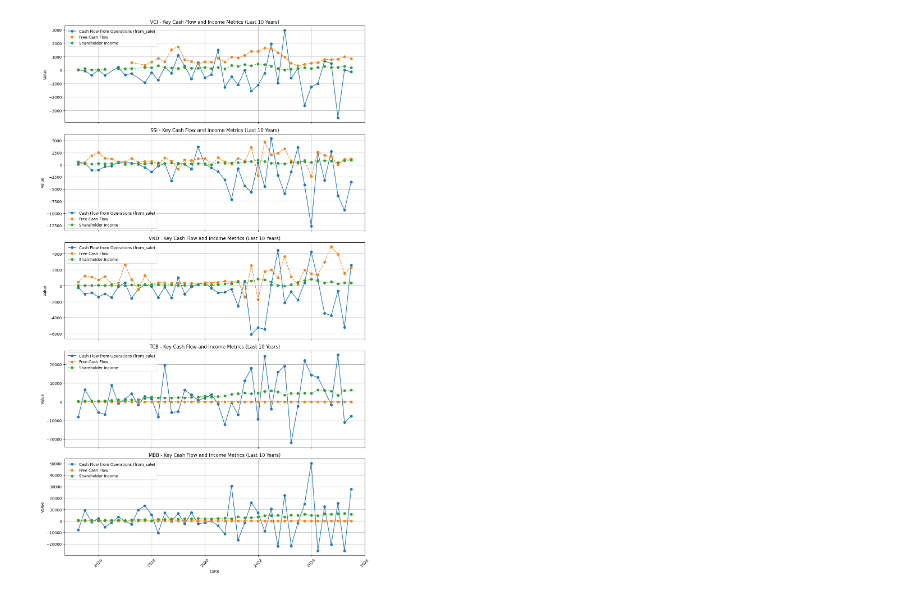
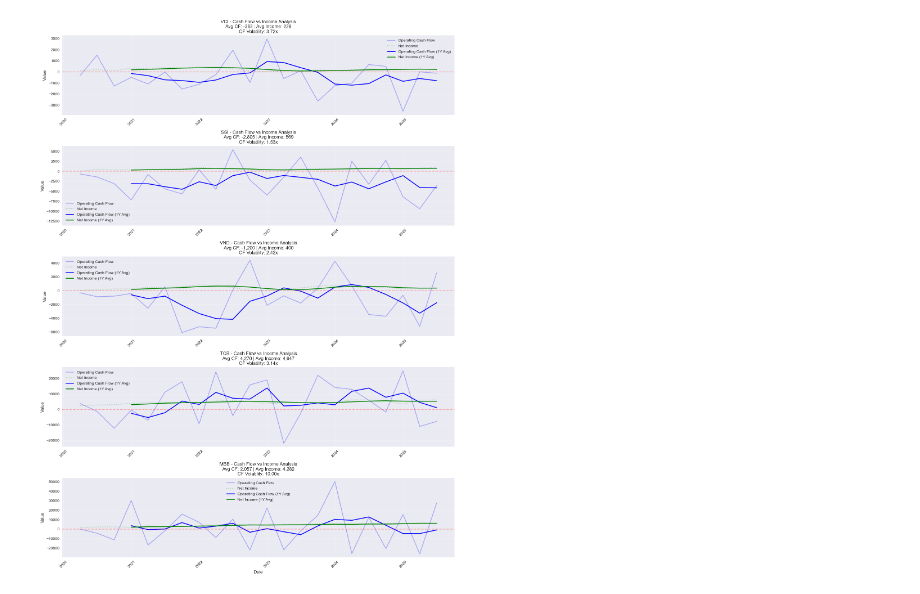
Before and after one commit to AnhQuocVo/Forcast_Analysis_Securities, a Jupyter notebook: Financial_Analysis_ver1.ipynb, the cells around one changed output. Saved outputs shown, nothing was run; the diff lists cells and outputs as text; code cells hidden in the pictures.

Commit message:
Financial Analysis Report

```diff
--- a/Financial_Analysis_ver1.ipynb
+++ b/Financial_Analysis_ver1.ipynb
@@ -269,10 +269,10 @@ dtype: int64
 # %%
 # # Aggregate income statement data by ticker and year
-# income_statement_yearly = combined_is.groupby(['ticker', combined_is.index.get_level_values('date').year])[['revenue', 'gross_profit', 'share_holder_income']].sum()
-# income_statement_yearly.index.names = ['ticker', 'year']
+income_statement_yearly = combined_is.groupby(['ticker', combined_is.index.get_level_values('date').year])[['revenue', 'gross_profit', 'share_holder_income']].sum()
+income_statement_yearly.index.names = ['ticker', 'year']
 
 # # Reset index for plotting
-# income_statement_yearly_reset = income_statement_yearly.reset_index()
+income_statement_yearly_reset = income_statement_yearly.reset_index()
 
 # Get unique tickers
 unique_tickers = income_statement_yearly_reset['ticker'].unique()
@@ -414,57 +394,64 @@ VCI, SSI, & VND (Securities Firms):
 # %%
-# Select relevant columns from cash flow and income statement dataframes
+# Select relevant columns and calculate year-to-date totals
 cf_subset = combined_cf[['from_sale', 'free_cash_flow']]
 is_subset = combined_is[['share_holder_income']]
 
-# Merge the subsets based on the MultiIndex (ticker and date)
+# Merge the data
 merged_financial_data = cf_subset.merge(is_subset, left_index=True, right_index=True, how='inner')
 
-# Filter for the last few years (e.g., last 5 years)
-# Get the latest year in the data
+# Get latest 5 years of data for better visibility
 latest_year = merged_financial_data.index.get_level_values('date').max().year
-start_date = pd.to_datetime(f'{latest_year - 10}-01-01') # Filter for roughly the last 5 years
-
+start_date = pd.to_datetime(f'{latest_year - 5}-01-01')
 recent_data = merged_financial_data[merged_financial_data.index.get_level_values('date') >= start_date]
 
+# Create subplots for each ticker
+unique_tickers = merged_financial_data.index.get_level_values('ticker').unique()
+fig, axes = plt.subplots(nrows=len(unique_tickers), ncols=1, figsize=(15, 4*len(unique_tickers)))
 
-# Plotting
-unique_tickers = merged_financial_data.index.get_level_values('ticker').unique() # Use all unique tickers from the merged data
-num_tickers = len(unique_tickers)
-
-# Create subplots for each ticker
-fig, axes = plt.subplots(nrows=num_tickers, ncols=1, figsize=(12, 4 * num_tickers), sharex=True)
-
-# Handle case for single ticker
-if num_tickers == 1:
+if len(unique_tickers) == 1:
     axes = [axes]
 
 for i, ticker in enumerate(unique_tickers):
-    # Check if the ticker has data in the filtered recent_data
     if ticker in recent_data.index.get_level_values('ticker').unique():
         ticker_data = recent_data.loc[ticker].sort_index()
-        axes[i].plot(ticker_data.index, ticker_data['from_sale'], marker='o', linestyle='-', label='Cash Flow from Operations (from_sale)')
-        axes[i].plot(ticker_data.index, ticker_data['free_cash_flow'], marker='o', linestyle='--', label='Free Cash Flow')
-        axes[i].plot(ticker_data.index, ticker_data['share_holder_income'], marker='o', linestyle=':', label='Shareholder Income')
 
-        axes[i].set_title(f'{ticker} - Key Cash Flow and Income Metrics (Last 10 Years)')
+        # Calculate moving averages for smoothing
+        rolling_window = 4  # 4 quarters = 1 year
+        cf_ma = ticker_data['from_sale'].rolling(window=rolling_window).mean()
+        income_ma = ticker_data['share_holder_income'].rolling(window=rolling_window).mean()
+
+        # Plot raw data with reduced opacity
+        axes[i].plot(ticker_data.index, ticker_data['from_sale'],
+                    'b-', alpha=0.3, label='Operating Cash Flow')
+        axes[i].plot(ticker_data.index, ticker_data['share_holder_income'],
+                    'g:', alpha=0.3, label='Net Income')
+
+        # Plot moving averages with full opacity
+        axes[i].plot(ticker_data.index, cf_ma,
+                    'b-', linewidth=2, label='Operating Cash Flow (1Y Avg)')
+        axes[i].plot(ticker_data.index, income_ma,
+                    'g-', linewidth=2, label='Net Income (1Y Avg)')
+
+        # Add horizontal line at y=0
+        axes[i].axhline(y=0, color='r', linestyle='--', alpha=0.3)
+
+        # Calculate and display key metrics
+        avg_cf = ticker_data['from_sale'].mean()
+        avg_income = ticker_data['share_holder_income'].mean()
+        cf_volatility = ticker_data['from_sale'].std() / abs(avg_cf) if avg_cf != 0 else float('inf')
+
+        title = f"{ticker} - Cash Flow vs Income Analysis\n"
+        title += f"Avg CF: {avg_cf:,.0f} | Avg Income: {avg_income:,.0f}\n"
+        title += f"CF Volatility: {cf_volatility:.2f}x"
+
+        axes[i].set_title(title)
         axes[i].set_ylabel('Value')
         axes[i].legend()
-        axes[i].grid(True)
-        axes[i].tick_params(axis='x', rotation=45) # Removed ha='right'
-    else:
-        # Display "Nodata" if no data for the ticker in the recent period
-        axes[i].text(0.5, 0.5, 'No Data in Last 5 Years',
-                     horizontalalignment='center',
-                     verticalalignment='center',
-                     transform=axes[i].transAxes,
-                     fontsize=12, color='gray')
-        axes[i].set_title(f'{ticker} - Key Cash Flow and Income Metrics (Last 5 Years)')
-        axes[i].set_ylabel('Value')
-        axes[i].grid(True)
-
+        axes[i].grid(True, alpha=0.3)
+        axes[i].tick_params(axis='x', rotation=45)
 
 plt.xlabel('Date')
 plt.tight_layout()
 plt.show()
 # %% [output]
-[figure, old version]
+[figure, new version]
```
Also changed, not shown: parts of 33 cells of this notebook, 2 other files.
